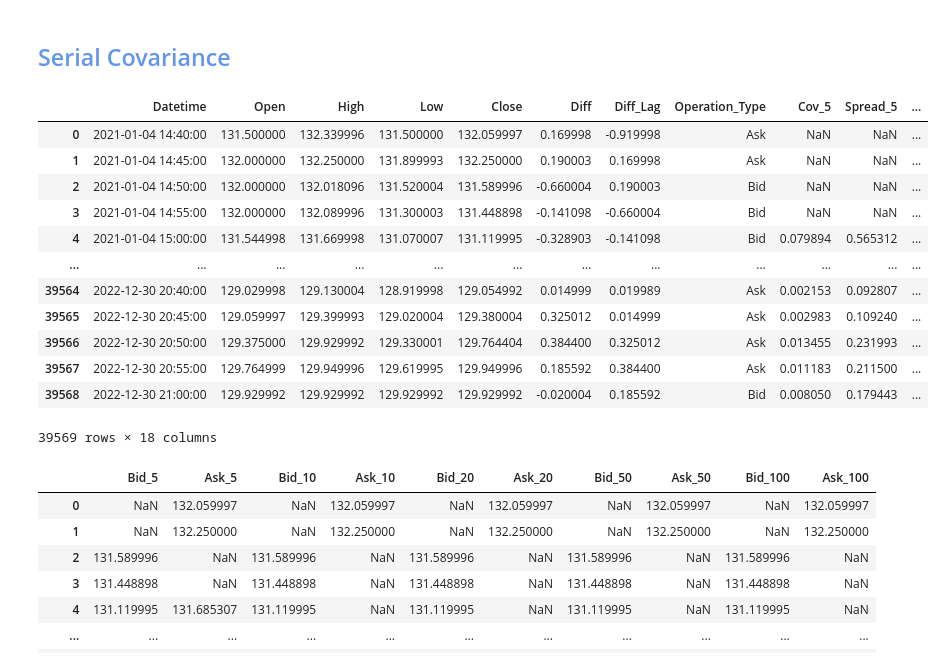
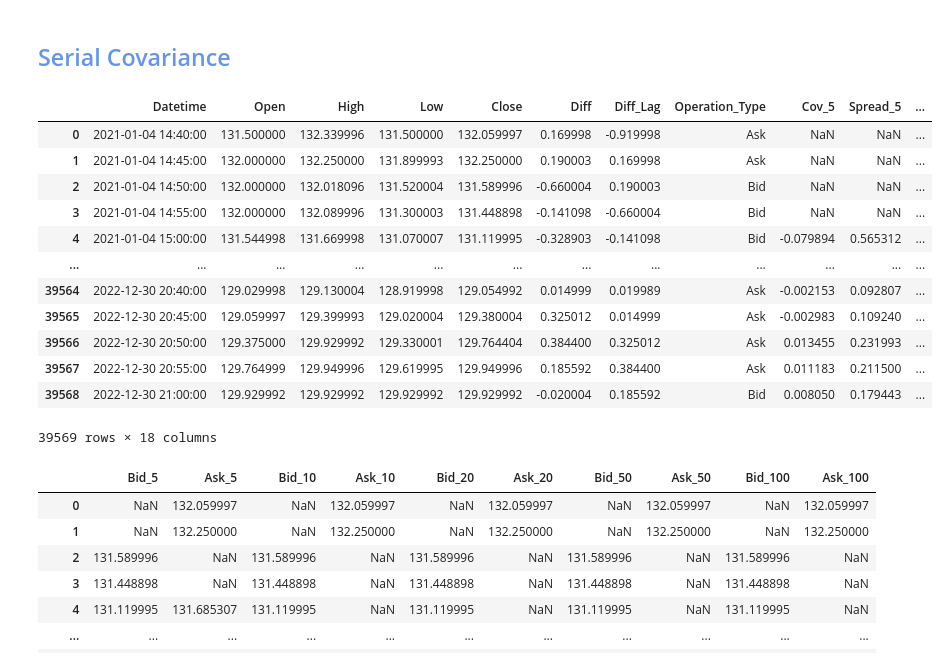
Before and after one commit to LuisMB09/Trading, a Jupyter notebook: effective_spread.ipynb, the cells around one changed output. Saved outputs shown, nothing was run; the diff lists cells and outputs as text; code cells hidden in the pictures.

```diff
--- a/effective_spread.ipynb
+++ b/effective_spread.ipynb
@@ -107,23 +107,23 @@ df_serial = df_serial.dropna().reset_index(drop=True)
 # %%
 windows = [5, 10, 20, 50, 100]
 
 df_serial['Operation_Type'] = np.where(df_serial['Diff'] > 0, 'Ask', 'Bid')
 
 for window in windows:
-    df_serial[f'Cov_{window}'] = np.abs(df_serial['Diff'].rolling(window=window).cov(df_serial['Diff_Lag']))
-    df_serial[f'Spread_{window}'] = 2 * np.sqrt(df_serial[f'Cov_{window}'])
+    df_serial[f'Cov_{window}'] = df_serial['Diff'].rolling(window=window).cov(df_serial['Diff_Lag'])
+    df_serial[f'Spread_{window}'] = 2 * np.sqrt(np.abs(df_serial[f'Cov_{window}']))
 
 df_serial
 # %% [output]
 |  | Datetime | Open | High | Low | Close | Diff | Diff_Lag | Operation_Type | Cov_5 | Spread_5 | ... |
 | 0 | 2021-01-04 14:40:00 | 131.500000 | 132.339996 | 131.500000 | 132.059997 | 0.169998 | -0.919998 | Ask | NaN | NaN | ... |
 | 1 | 2021-01-04 14:45:00 | 132.000000 | 132.250000 | 131.899993 | 132.250000 | 0.190003 | 0.169998 | Ask | NaN | NaN | ... |
 | 2 | 2021-01-04 14:50:00 | 132.000000 | 132.018096 | 131.520004 | 131.589996 | -0.660004 | 0.190003 | Bid | NaN | NaN | ... |
 | 3 | 2021-01-04 14:55:00 | 132.000000 | 132.089996 | 131.300003 | 131.448898 | -0.141098 | -0.660004 | Bid | NaN | NaN | ... |
-| 4 | 2021-01-04 15:00:00 | 131.544998 | 131.669998 | 131.070007 | 131.119995 | -0.328903 | -0.141098 | Bid | 0.079894 | 0.565312 | ... |
+| 4 | 2021-01-04 15:00:00 | 131.544998 | 131.669998 | 131.070007 | 131.119995 | -0.328903 | -0.141098 | Bid | -0.079894 | 0.565312 | ... |
 | ... | ... | ... | ... | ... | ... | ... | ... | ... | ... | ... | ... |
-| 39564 | 2022-12-30 20:40:00 | 129.029998 | 129.130004 | 128.919998 | 129.054992 | 0.014999 | 0.019989 | Ask | 0.002153 | 0.092807 | ... |
-| 39565 | 2022-12-30 20:45:00 | 129.059997 | 129.399993 | 129.020004 | 129.380004 | 0.325012 | 0.014999 | Ask | 0.002983 | 0.109240 | ... |
+| 39564 | 2022-12-30 20:40:00 | 129.029998 | 129.130004 | 128.919998 | 129.054992 | 0.014999 | 0.019989 | Ask | -0.002153 | 0.092807 | ... |
+| 39565 | 2022-12-30 20:45:00 | 129.059997 | 129.399993 | 129.020004 | 129.380004 | 0.325012 | 0.014999 | Ask | -0.002983 | 0.109240 | ... |
 | 39566 | 2022-12-30 20:50:00 | 129.375000 | 129.929992 | 129.330001 | 129.764404 | 0.384400 | 0.325012 | Ask | 0.013455 | 0.231993 | ... |
 | 39567 | 2022-12-30 20:55:00 | 129.764999 | 129.949996 | 129.619995 | 129.949996 | 0.185592 | 0.384400 | Ask | 0.011183 | 0.211500 | ... |
 | 39568 | 2022-12-30 21:00:00 | 129.929992 | 129.929992 | 129.929992 | 129.929992 | -0.020004 | 0.185592 | Bid | 0.008050 | 0.179443 | ... |
```
Also changed, not shown: 1 other file.
